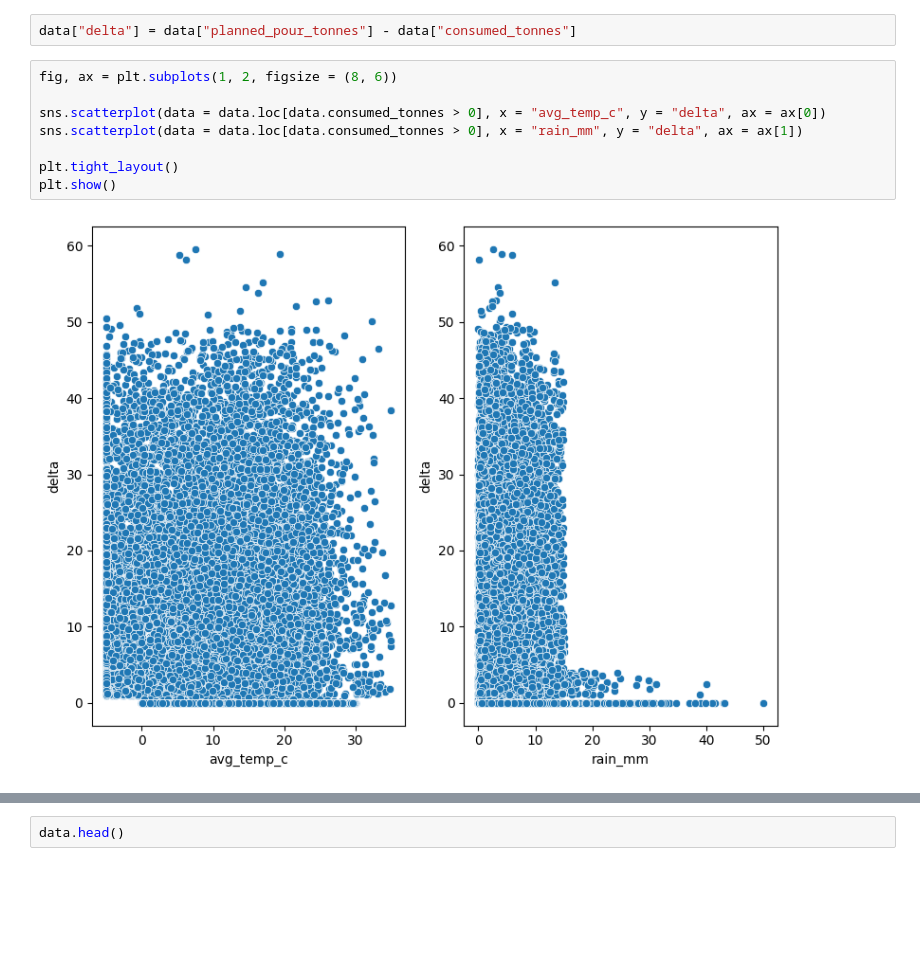
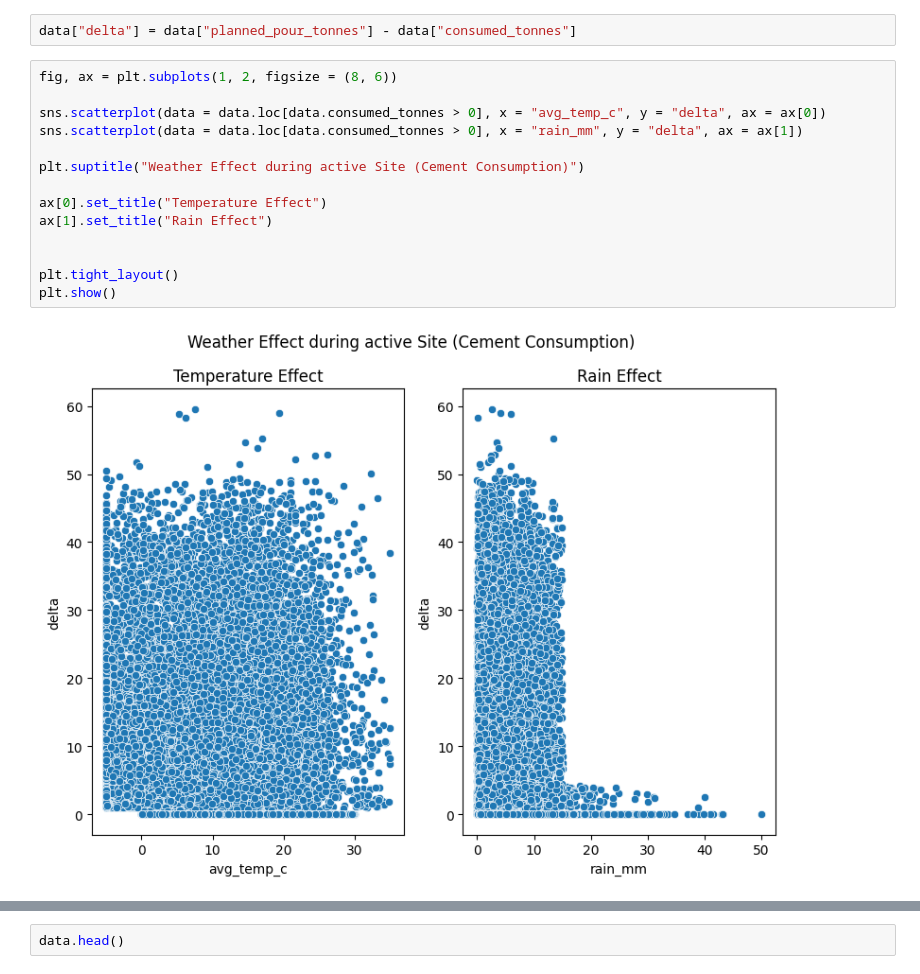
Before and after one commit to sarbol/MIG_CEMENT_DEMAND_FORECAST_SYSTEM_TEAM_D, a Jupyter notebook: notebook/exploratory_book.ipynb, the cells around one changed output, grey strips where cells are left out. Saved outputs shown, nothing was run; the diff lists cells and outputs as text; blank space fills up the shorter version.

```diff
--- a/notebook/exploratory_book.ipynb
+++ b/notebook/exploratory_book.ipynb
@@ -1762,10 +846,16 @@ data["delta"] = data["planned_pour_tonnes"] - data["consumed_tonnes"]
 # %%
 fig, ax = plt.subplots(1, 2, figsize = (8, 6))
 
 sns.scatterplot(data = data.loc[data.consumed_tonnes > 0], x = "avg_temp_c", y = "delta", ax = ax[0])
 sns.scatterplot(data = data.loc[data.consumed_tonnes > 0], x = "rain_mm", y = "delta", ax = ax[1])
 
+plt.suptitle("Weather Effect during active Site (Cement Consumption)")
+
+ax[0].set_title("Temperature Effect")
+ax[1].set_title("Rain Effect")
+
+
 plt.tight_layout()
 plt.show()
 # %% [output]
-[figure, old version]
+[figure, new version]
```
Also changed, not shown: parts of 144 cells of this notebook, 1 other file.
